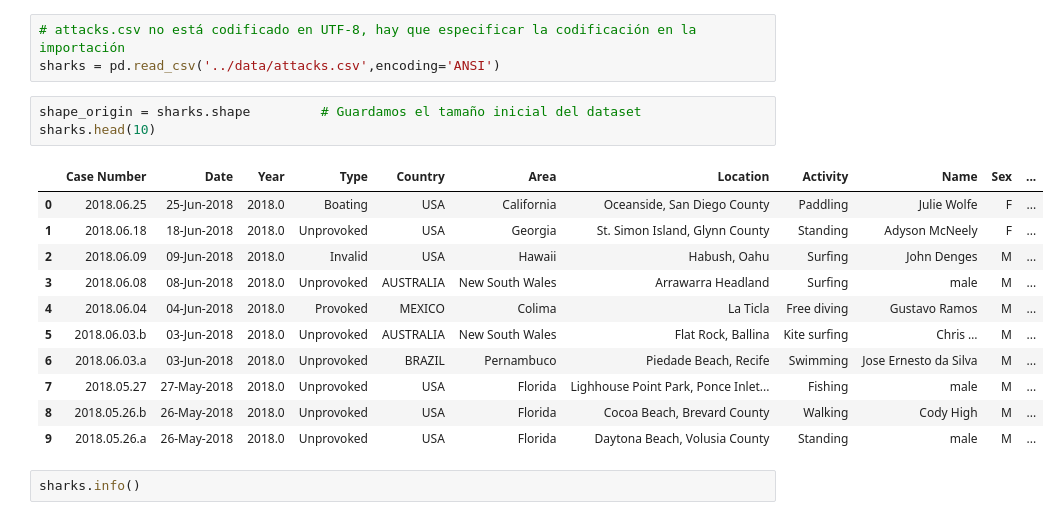
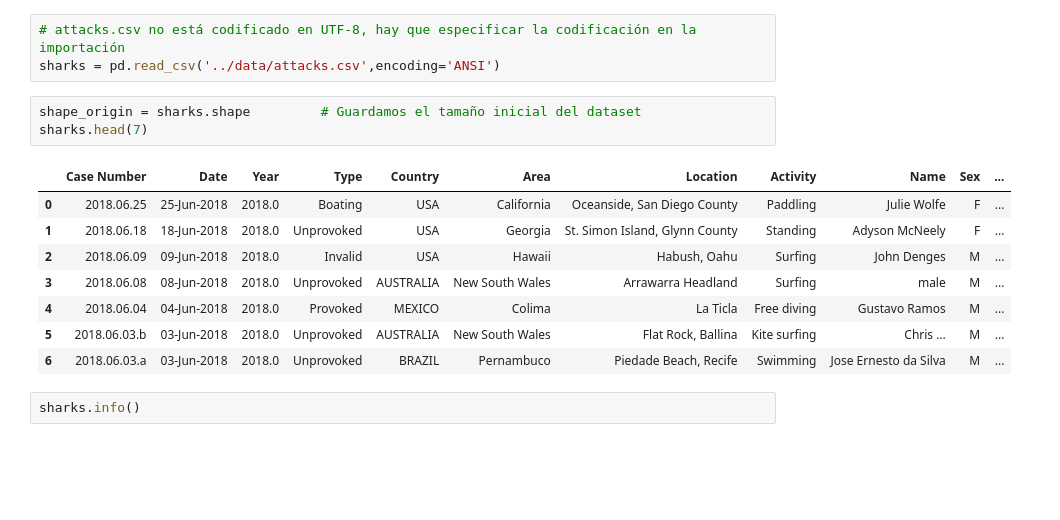
Before and after one commit to gusavato/1_IRONHACK_Sharks, a Jupyter notebook: jupyter/main.ipynb, the cells around one changed output. Cells and saved outputs as stored; diff of their text form; blank space fills up the shorter version.

```diff
--- a/jupyter/main.ipynb
+++ b/jupyter/main.ipynb
@@ -14,19 +14,16 @@ Proyecto de limpieza del archivo attacks.csv, que se puede localizar en el sigui
 sharks = pd.read_csv('../data/attacks.csv',encoding='ANSI')
 # %%
 shape_origin = sharks.shape         # Guardamos el tamaño inicial del dataset
-sharks.head(10)
+sharks.head(7)
 # %% [output]
 |  | Case Number | Date | Year | Type | Country | Area | Location | Activity | Name | Sex | ... |
 | 0 | 2018.06.25 | 25-Jun-2018 | 2018.0 | Boating | USA | California | Oceanside, San Diego County | Paddling | Julie Wolfe | F | ... |
 | 1 | 2018.06.18 | 18-Jun-2018 | 2018.0 | Unprovoked | USA | Georgia | St. Simon Island, Glynn County | Standing | Adyson McNeely | F | ... |
 | 2 | 2018.06.09 | 09-Jun-2018 | 2018.0 | Invalid | USA | Hawaii | Habush, Oahu | Surfing | John Denges | M | ... |
 | 3 | 2018.06.08 | 08-Jun-2018 | 2018.0 | Unprovoked | AUSTRALIA | New South Wales | Arrawarra Headland | Surfing | male | M | ... |
 | 4 | 2018.06.04 | 04-Jun-2018 | 2018.0 | Provoked | MEXICO | Colima | La Ticla | Free diving | Gustavo Ramos | M | ... |
 | 5 | 2018.06.03.b | 03-Jun-2018 | 2018.0 | Unprovoked | AUSTRALIA | New South Wales | Flat Rock, Ballina | Kite surfing | Chris … | M | ... |
 | 6 | 2018.06.03.a | 03-Jun-2018 | 2018.0 | Unprovoked | BRAZIL | Pernambuco | Piedade Beach, Recife | Swimming | Jose Ernesto da Silva | M | ... |
-| 7 | 2018.05.27 | 27-May-2018 | 2018.0 | Unprovoked | USA | Florida | Lighhouse Point Park, Ponce Inlet... | Fishing | male | M | ... |
-| 8 | 2018.05.26.b | 26-May-2018 | 2018.0 | Unprovoked | USA | Florida | Cocoa Beach, Brevard County | Walking | Cody High | M | ... |
-| 9 | 2018.05.26.a | 26-May-2018 | 2018.0 | Unprovoked | USA | Florida | Daytona Beach, Volusia County | Standing | male | M | ... |
 # %%
 sharks.info()
 # %% [output]
```
Also changed, not shown: parts of 29 cells of this notebook, 1 other file.
